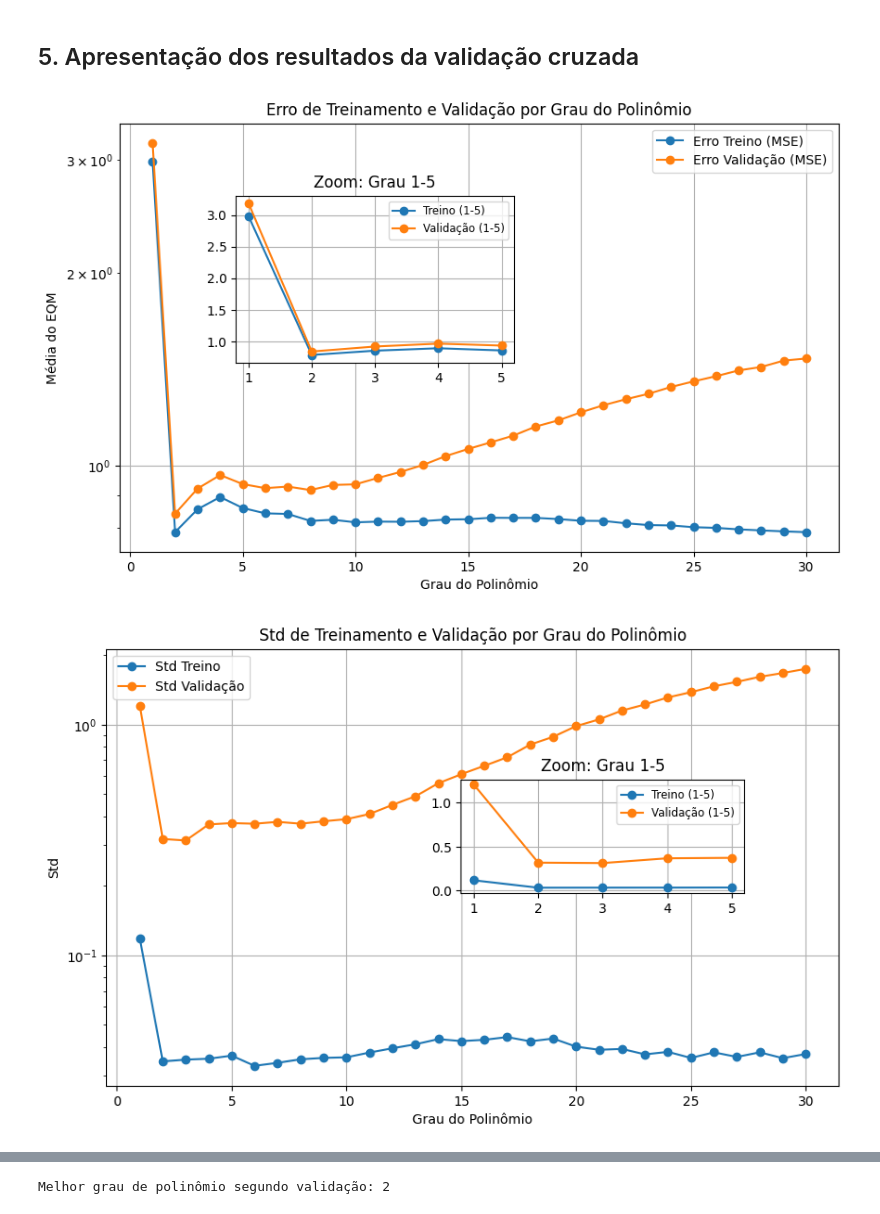
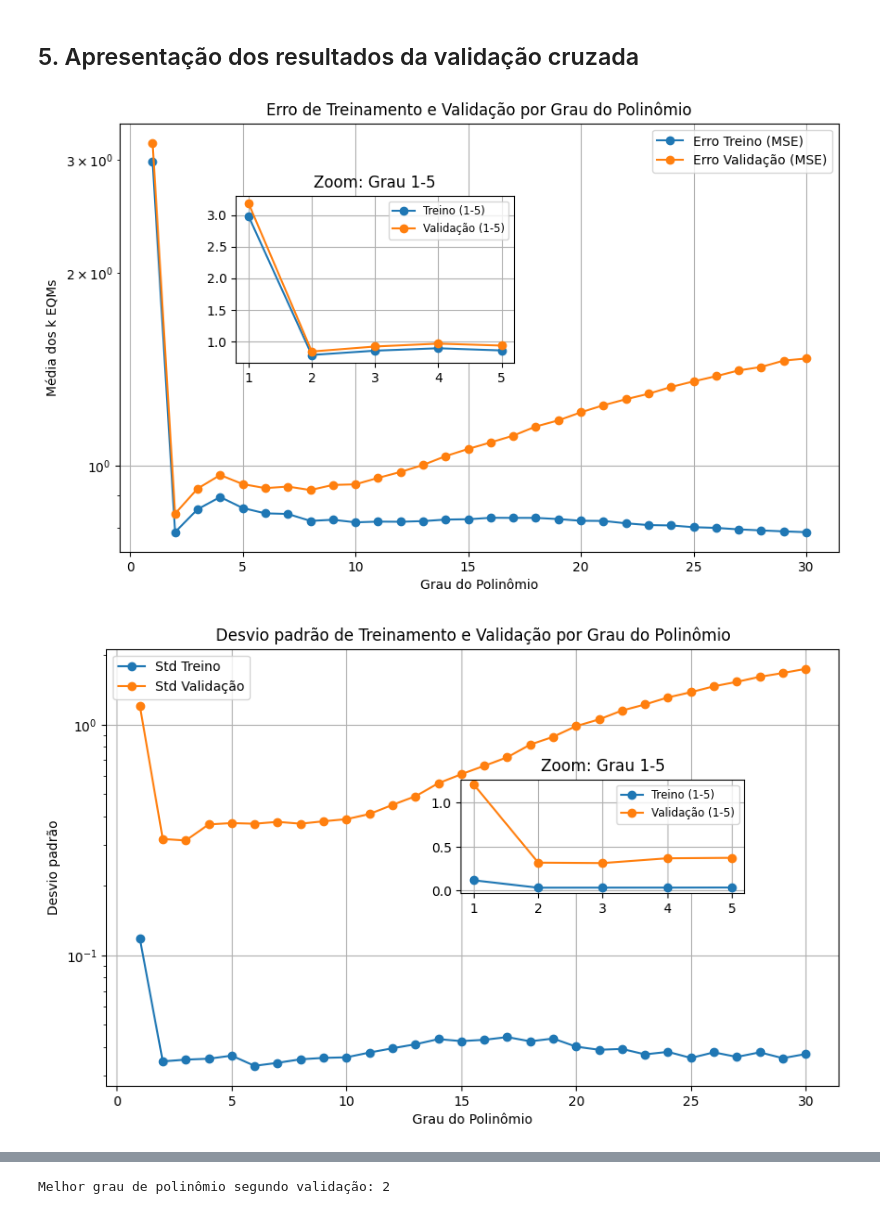
Before and after one commit to zz4fap/c24_inteligencia_artificial, a Jupyter notebook: notebooks/regressão.ipynb, the cells around one changed output, grey strips where cells are left out. Drawn from its saved outputs; the diff is of its cells as text; code cells hidden in the pictures.

```diff
--- a/notebooks/regressão.ipynb
+++ b/notebooks/regressão.ipynb
@@ -128,7 +135,7 @@ ax_main.plot(degrees, train_errors, label='Erro Treino (MSE)', marker='o')
 ax_main.plot(degrees, val_errors, label='Erro Validação (MSE)', marker='o')
 ax_main.set_yscale('log')
 ax_main.set_xlabel('Grau do Polinômio')
-ax_main.set_ylabel('Média do EQM')
+ax_main.set_ylabel('Média dos k EQMs')
 ax_main.set_title('Erro de Treinamento e Validação por Grau do Polinômio')
 ax_main.legend()
 ax_main.grid(True)
@@ -152,41 +159,41 @@ ax_inset.legend(fontsize='small')
 
 plt.show()
 # %% [output]
-[figure, old version]
+[figure, new version]
 # %%
 # Plot do erro vs grau do polinômio
 fig, ax_main = plt.subplots(figsize=(10, 6))
 
 # gráfico principal (1 a 30)
 ax_main.plot(degrees, train_std, label='Std Treino', marker='o')
 ax_main.plot(degrees, val_std, label='Std Validação', marker='o')
 ax_main.set_yscale('log')
 ax_main.set_xlabel('Grau do Polinômio')
-ax_main.set_ylabel('Std')
-ax_main.set_title('Std de Treinamento e Validação por Grau do Polinômio')
+ax_main.set_ylabel('Desvio padrão')
+ax_main.set_title('Desvio padrão de Treinamento e Validação por Grau do Polinômio')
 ax_main.legend()
 ax_main.grid(True)
 
 # inset para ordens 1 a 5
 left, bottom, width, height = [0.5, 0.45, 0.3, 0.2]  # posição na figura (relativo)
 ax_inset = fig.add_axes([left, bottom, width, height])
 
 # selecionar apenas indices 1 a 5
 idx_small = [i for i, deg in enumerate(degrees) if deg <= 5]
 small_deg = [degrees[i] for i in idx_small]
 small_train_err = [train_std[i] for i in idx_small]
 small_val_err = [val_std[i] for i in idx_small]
 
 ax_inset.plot(small_deg, small_train_err, label='Treino (1-5)', marker='o')
 ax_inset.plot(small_deg, small_val_err, label='Validação (1-5)', marker='o')
 ax_inset.set_title('Zoom: Grau 1-5')
 ax_inset.set_xticks(small_deg)
 ax_inset.grid(True)
 ax_inset.legend(fontsize='small')
 
 plt.show()
 # %% [output]
-[figure, old version]
+[figure, new version]
 # %% [markdown]
 ## 6. Melhor grau
 
```
Also changed, not shown: parts of 10 cells of this notebook.
